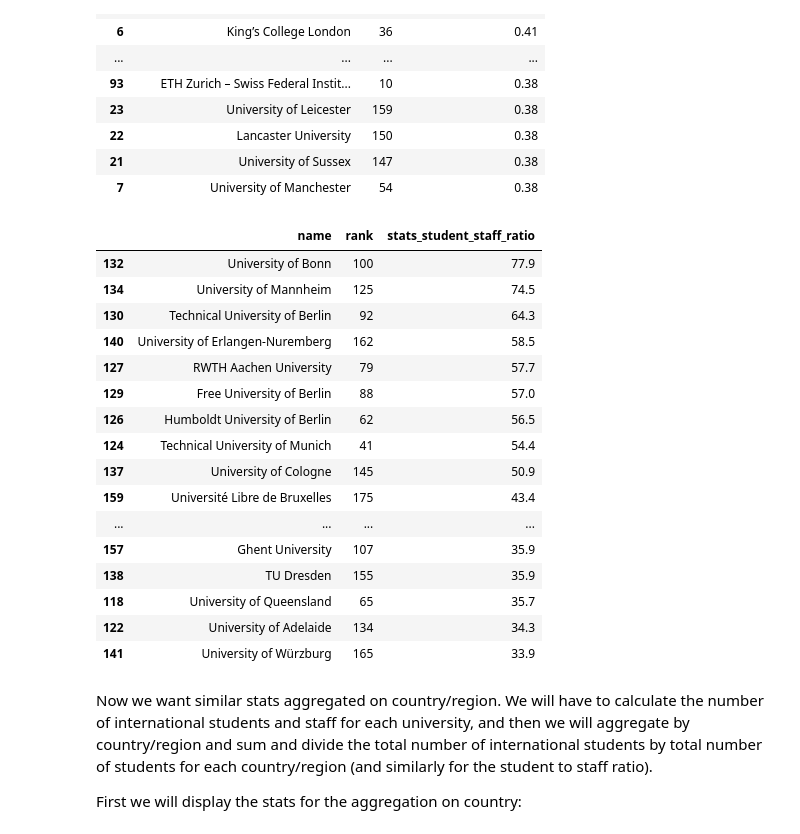
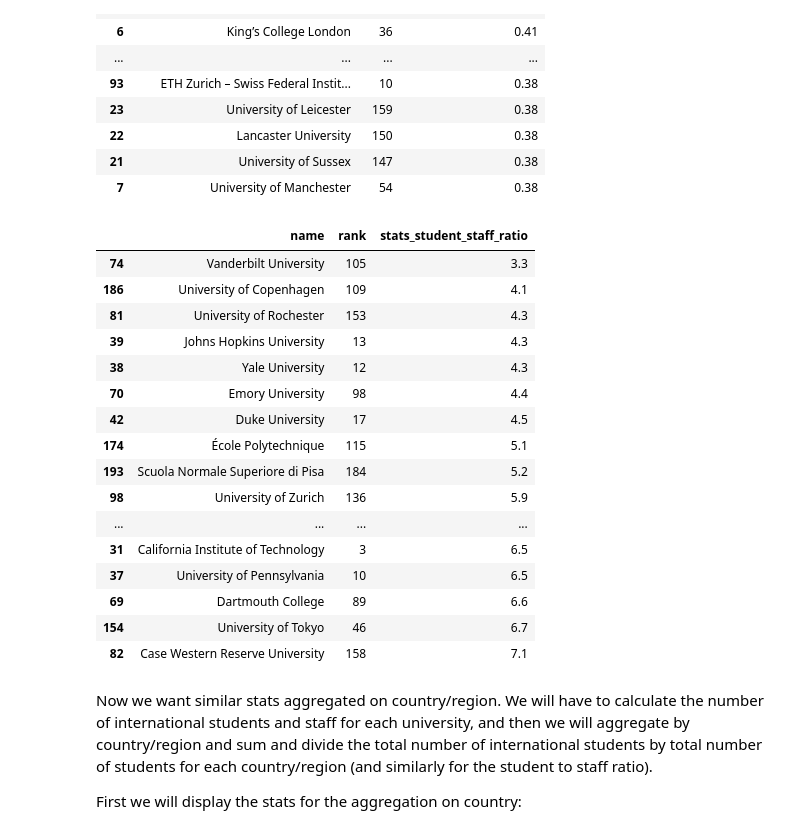
Before and after one commit to odorgergo/ada-rag, a Jupyter notebook: HW2/THE_Data.ipynb, the cells around one changed output. Drawn from its saved outputs; the diff is of its cells as text; code cells hidden in the pictures.

```diff
--- a/HW2/THE_Data.ipynb
+++ b/HW2/THE_Data.ipynb
@@ -208,25 +208,25 @@ ranking_w_region.sort_values(ascending=[False], by=['stats_pc_intl_students'])[[
 | 21 | University of Sussex | 147 | 0.38 |
 | 7 | University of Manchester | 54 | 0.38 |
 # %%
-ranking_w_region.sort_values(ascending=[False], by=['stats_student_staff_ratio'])[['name','rank','stats_student_staff_ratio']].head(20)
+ranking_w_region.sort_values(ascending=[True], by=['stats_student_staff_ratio'])[['name','rank','stats_student_staff_ratio']].head(20)
 # %% [output]
 |  | name | rank | stats_student_staff_ratio |
-| 132 | University of Bonn | 100 | 77.9 |
-| 134 | University of Mannheim | 125 | 74.5 |
-| 130 | Technical University of Berlin | 92 | 64.3 |
-| 140 | University of Erlangen-Nuremberg | 162 | 58.5 |
-| 127 | RWTH Aachen University | 79 | 57.7 |
-| 129 | Free University of Berlin | 88 | 57.0 |
-| 126 | Humboldt University of Berlin | 62 | 56.5 |
-| 124 | Technical University of Munich | 41 | 54.4 |
-| 137 | University of Cologne | 145 | 50.9 |
-| 159 | Université Libre de Bruxelles | 175 | 43.4 |
+| 74 | Vanderbilt University | 105 | 3.3 |
+| 186 | University of Copenhagen | 109 | 4.1 |
+| 81 | University of Rochester | 153 | 4.3 |
+| 39 | Johns Hopkins University | 13 | 4.3 |
+| 38 | Yale University | 12 | 4.3 |
+| 70 | Emory University | 98 | 4.4 |
+| 42 | Duke University | 17 | 4.5 |
+| 174 | École Polytechnique | 115 | 5.1 |
+| 193 | Scuola Normale Superiore di Pisa | 184 | 5.2 |
+| 98 | University of Zurich | 136 | 5.9 |
 | ... | ... | ... | ... |
-| 157 | Ghent University | 107 | 35.9 |
-| 138 | TU Dresden | 155 | 35.9 |
-| 118 | University of Queensland | 65 | 35.7 |
-| 122 | University of Adelaide | 134 | 34.3 |
-| 141 | University of Würzburg | 165 | 33.9 |
+| 31 | California Institute of Technology | 3 | 6.5 |
+| 37 | University of Pennsylvania | 10 | 6.5 |
+| 69 | Dartmouth College | 89 | 6.6 |
+| 154 | University of Tokyo | 46 | 6.7 |
+| 82 | Case Western Reserve University | 158 | 7.1 |
 # %% [markdown]
 Now we want similar stats aggregated on country/region. We will have to calculate the number of international students and staff for each university, and then we will aggregate by country/region and sum and divide the total number of international students by total number of students for each country/region (and similarly for the student to staff ratio).
 
```
Also changed, not shown: parts of 2 cells of this notebook, 2 other files.
